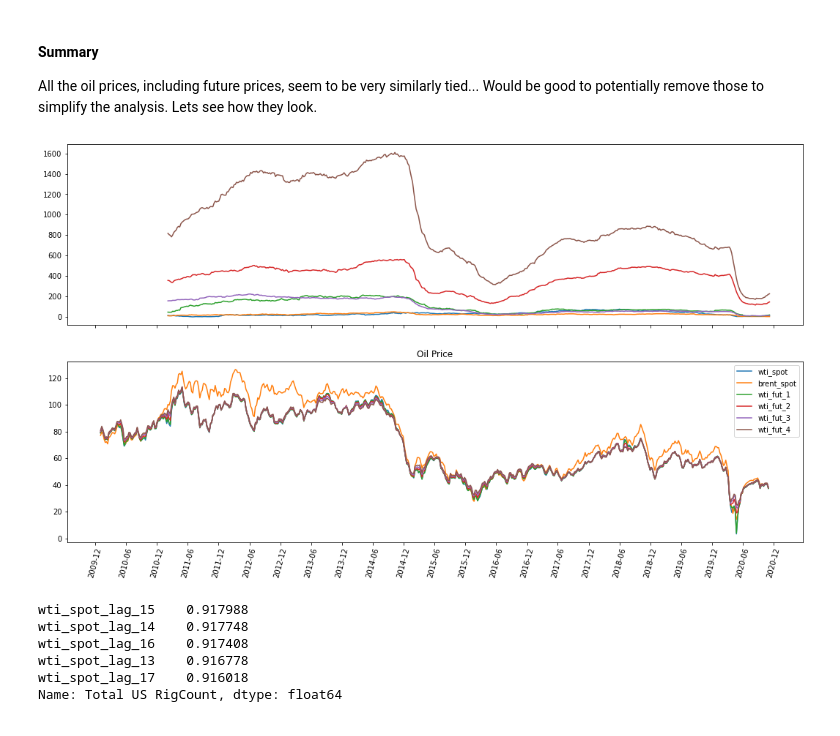
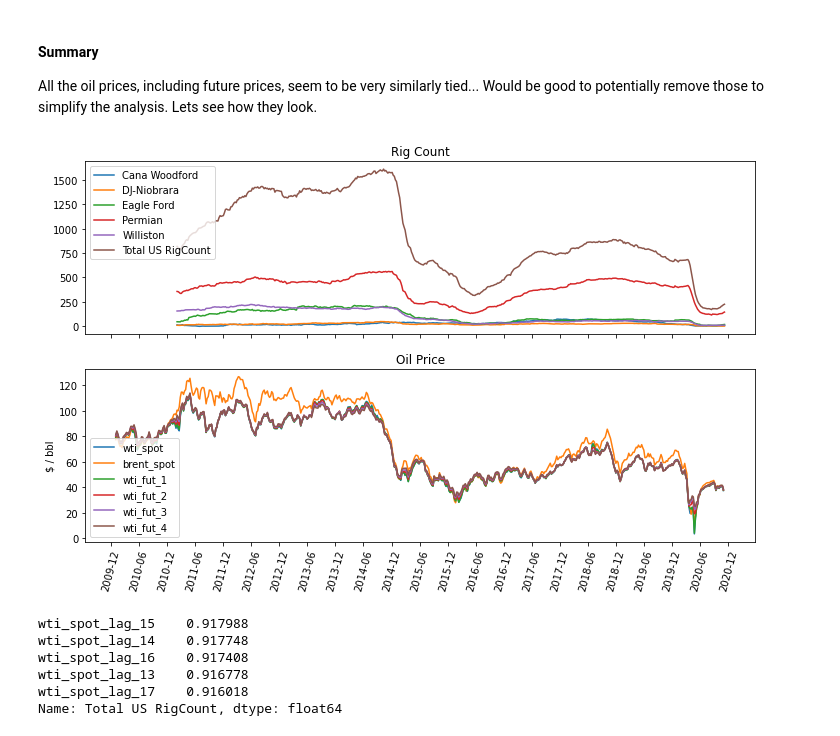
Before and after one commit to brspencer90/rig-count_L48, a Jupyter notebook: notebooks/02_Classification/3.1_EDA_class.ipynb, the cells around one changed output. Cells and saved outputs as stored; diff of their text form; code cells hidden in the pictures.

```diff
--- a/notebooks/02_Classification/3.1_EDA_class.ipynb
+++ b/notebooks/02_Classification/3.1_EDA_class.ipynb
@@ -180,21 +180,27 @@ sns.heatmap(corr,cmap=sns.color_palette("RdYlGn",15),norm=distnorm)
 
 All the oil prices, including future prices, seem to be very similarly tied... Would be good to potentially remove those to simplify the analysis. Lets see how they look.
 # %%
-fig, ax = plt.subplots(2, sharex=True, figsize=(18,10))
+fig, ax = plt.subplots(2, sharex=True, figsize=(12,7))
 
-ax[0].plot(df_rig.date,df_rig.iloc[:,1:])
+for i in df_rig.columns[1:7]:
+    ax[0].plot(df_rig.date,df_rig.loc[:,i],label=df_rig.loc[:,i].name)
 
-for col in df_eia.columns[1:7]:
+for col in df_eia.columns[(df_eia.columns.str.contains('spot') | df_eia.columns.str.contains('fut')) & (df_eia.columns.str.contains('lag')==False)].to_list():
     ax[1].plot(df_eia.date,df_eia.loc[:,col], label =col)
 
 ax[1].xaxis.set_major_locator(matplotlib.dates.MonthLocator(bymonth = range(0,13,6)))
 ax[1].xaxis.set_major_formatter(matplotlib.dates.DateFormatter("%Y-%m"))
-plt.legend()
-plt.title('Oil Price')
+
+ax[0].legend()
+ax[1].legend()
+
+ax[0].set_title('Rig Count')
+ax[1].set_title('Oil Price')
+ax[1].set_ylabel('$ / bbl')
 plt.xticks(rotation=75)
 plt.show()
 # %% [output]
-[figure, old version]
+[figure, new version]
 # %%
 # Let's try to figure out the lag in wti_spot
 shifts = np.arange(0,50,step=1)
```
Also changed, not shown: parts of 8 cells of this notebook, 15 other files.
